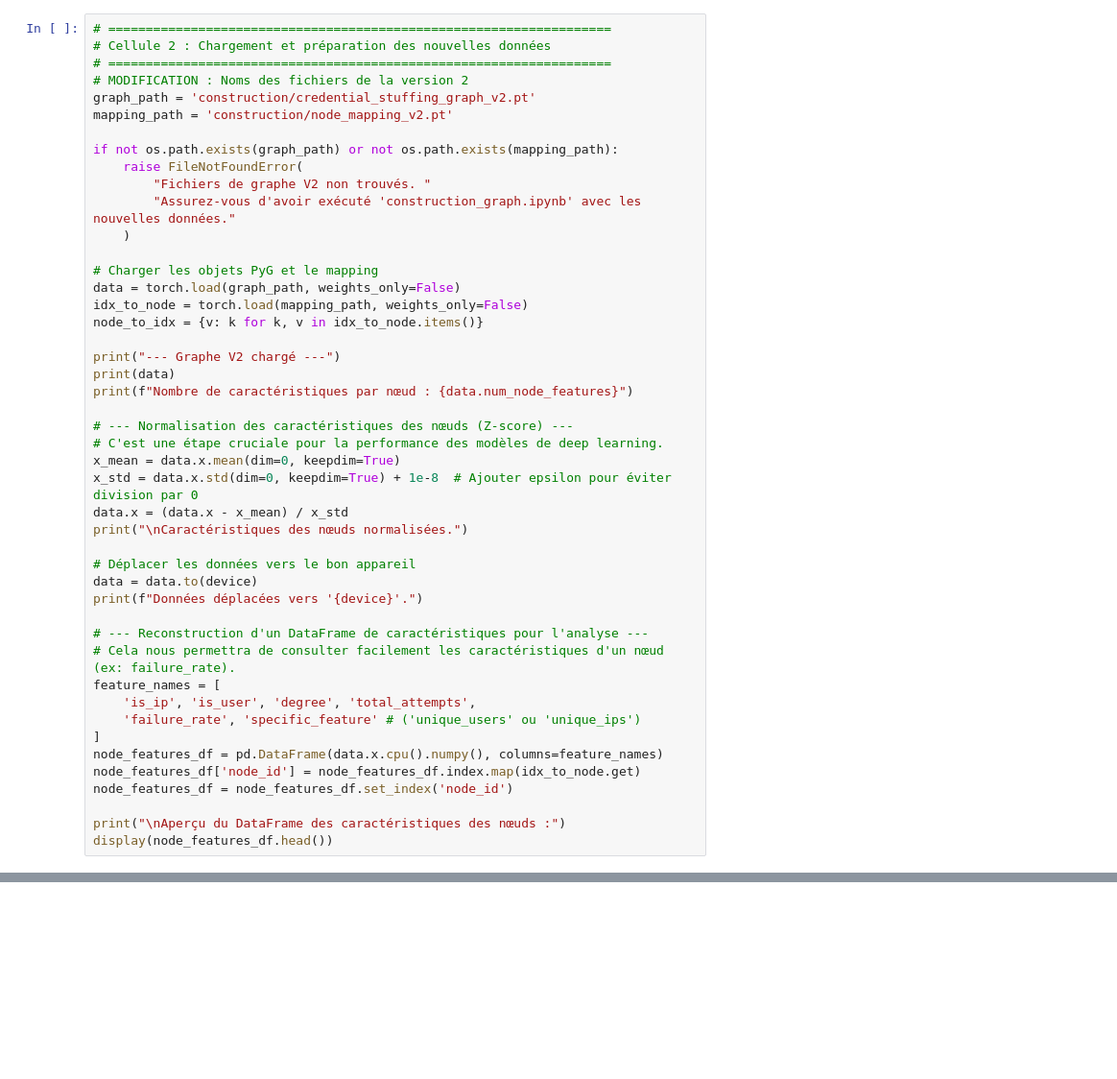
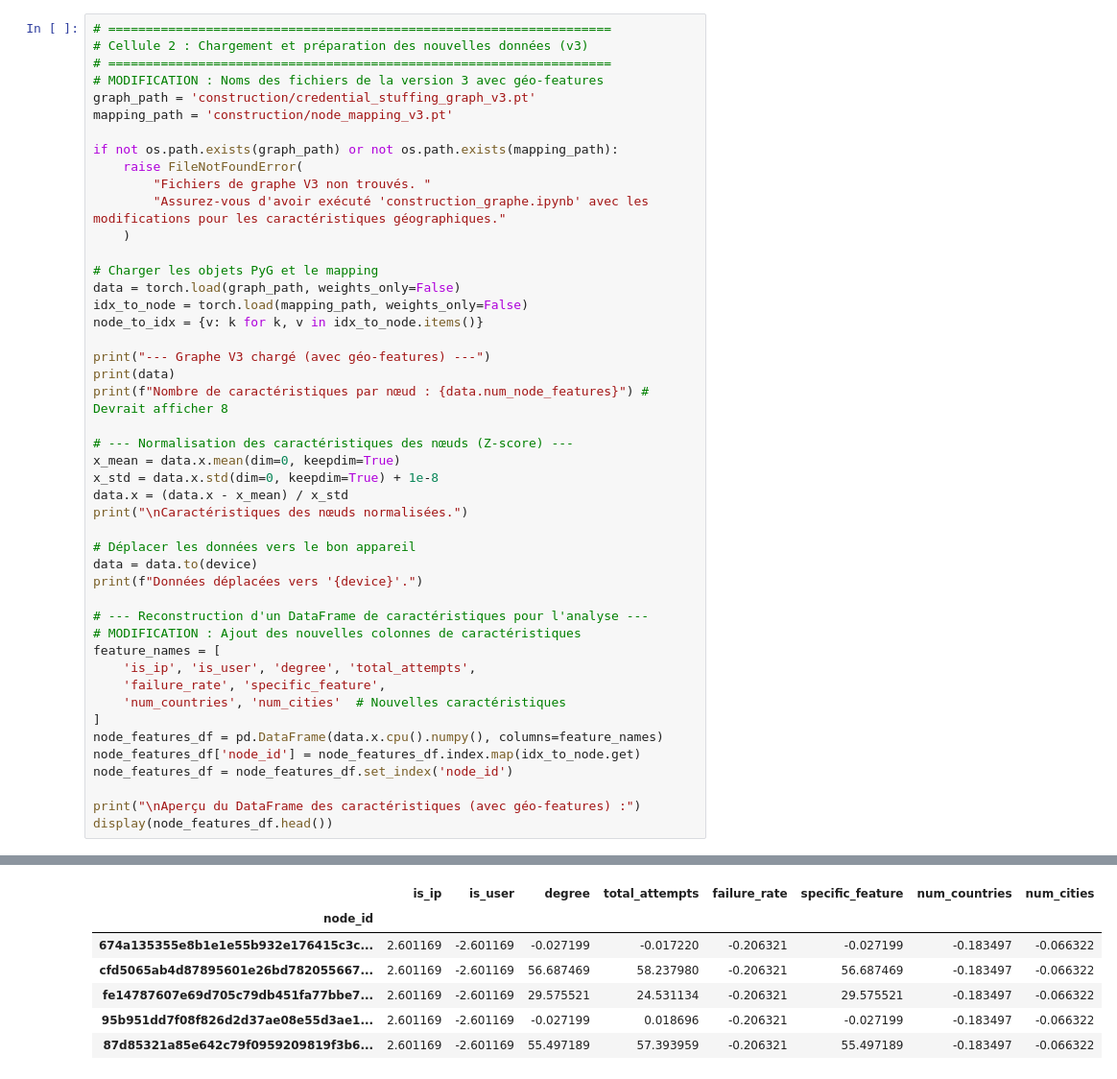
Before and after one commit to diidouu/PING14, a Jupyter notebook: vgae_model_v2.ipynb, the cells around one changed output, grey strips where cells are left out. Shown at 96% size. Saved outputs shown, nothing was run; the diff lists cells and outputs as text; blank space fills up the shorter version.

```diff
--- a/vgae_model_v2.ipynb
+++ b/vgae_model_v2.ipynb
@@ -40,15 +42,15 @@ print(f"Utilisation de l'appareil : {device}")
 # %%
 # ===================================================================
-# Cellule 2 : Chargement et préparation des nouvelles données
+# Cellule 2 : Chargement et préparation des nouvelles données (v3)
 # ===================================================================
-# MODIFICATION : Noms des fichiers de la version 2
-graph_path = 'construction/credential_stuffing_graph_v2.pt'
-mapping_path = 'construction/node_mapping_v2.pt'
+# MODIFICATION : Noms des fichiers de la version 3 avec géo-features
+graph_path = 'construction/credential_stuffing_graph_v3.pt'
+mapping_path = 'construction/node_mapping_v3.pt'
 
 if not os.path.exists(graph_path) or not os.path.exists(mapping_path):
     raise FileNotFoundError(
-        "Fichiers de graphe V2 non trouvés. "
-        "Assurez-vous d'avoir exécuté 'construction_graph.ipynb' avec les nouvelles données."
+        "Fichiers de graphe V3 non trouvés. "
+        "Assurez-vous d'avoir exécuté 'construction_graphe.ipynb' avec les modifications pour les caractéristiques géographiques."
     )
 
 # Charger les objets PyG et le mapping
@@ -56,14 +58,13 @@ data = torch.load(graph_path, weights_only=False)
 idx_to_node = torch.load(mapping_path, weights_only=False)
 node_to_idx = {v: k for k, v in idx_to_node.items()}
 
-print("--- Graphe V2 chargé ---")
+print("--- Graphe V3 chargé (avec géo-features) ---")
 print(data)
-print(f"Nombre de caractéristiques par nœud : {data.num_node_features}")
+print(f"Nombre de caractéristiques par nœud : {data.num_node_features}") # Devrait afficher 8
 
 # --- Normalisation des caractéristiques des nœuds (Z-score) ---
-# C'est une étape cruciale pour la performance des modèles de deep learning.
 x_mean = data.x.mean(dim=0, keepdim=True)
-x_std = data.x.std(dim=0, keepdim=True) + 1e-8  # Ajouter epsilon pour éviter division par 0
+x_std = data.x.std(dim=0, keepdim=True) + 1e-8
 data.x = (data.x - x_mean) / x_std
 print("\nCaractéristiques des nœuds normalisées.")
 
@@ -72,14 +73,16 @@ data = data.to(device)
 print(f"Données déplacées vers '{device}'.")
 
 # --- Reconstruction d'un DataFrame de caractéristiques pour l'analyse ---
-# Cela nous permettra de consulter facilement les caractéristiques d'un nœud (ex: failure_rate).
+# MODIFICATION : Ajout des nouvelles colonnes de caractéristiques
 feature_names = [
     'is_ip', 'is_user', 'degree', 'total_attempts',
-    'failure_rate', 'specific_feature' # ('unique_users' ou 'unique_ips')
+    'failure_rate', 'specific_feature',
+    'num_countries', 'num_cities'  # Nouvelles caractéristiques
 ]
 node_features_df = pd.DataFrame(data.x.cpu().numpy(), columns=feature_names)
 node_features_df['node_id'] = node_features_df.index.map(idx_to_node.get)
 node_features_df = node_features_df.set_index('node_id')
 
-print("\nAperçu du DataFrame des caractéristiques des nœuds :")
+print("\nAperçu du DataFrame des caractéristiques (avec géo-features) :")
 display(node_features_df.head())
+# %% [output]
@@ -86,3 +97,10 @@ display(node_features_df.head())
+|  | is_ip | is_user | degree | total_attempts | failure_rate | specific_feature | num_countries | num_cities |
+| node_id |  |  |  |  |  |  |  |  |
+| 674a135355e8b1e1e55b932e176415c3c... | 2.601169 | -2.601169 | -0.027199 | -0.017220 | -0.206321 | -0.027199 | -0.183497 | -0.066322 |
+| cfd5065ab4d87895601e26bd782055667... | 2.601169 | -2.601169 | 56.687469 | 58.237980 | -0.206321 | 56.687469 | -0.183497 | -0.066322 |
+| fe14787607e69d705c79db451fa77bbe7... | 2.601169 | -2.601169 | 29.575521 | 24.531134 | -0.206321 | 29.575521 | -0.183497 | -0.066322 |
+| 95b951dd7f08f826d2d37ae08e55d3ae1... | 2.601169 | -2.601169 | -0.027199 | 0.018696 | -0.206321 | -0.027199 | -0.183497 | -0.066322 |
+| 87d85321a85e642c79f0959209819f3b6... | 2.601169 | -2.601169 | 55.497189 | 57.393959 | -0.206321 | 55.497189 | -0.183497 | -0.066322 |
 # %%
 # ===================================================================
 # Cellule 3 : Définition des classes de modèles (VGAE)
```
Also changed, not shown: parts of 8 cells of this notebook, 9 other files.
